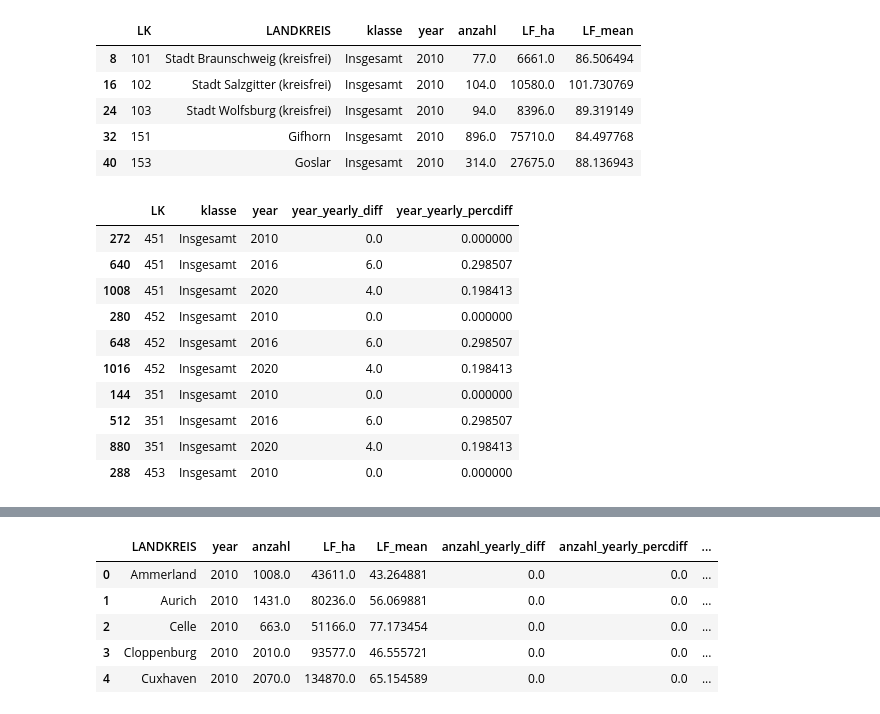
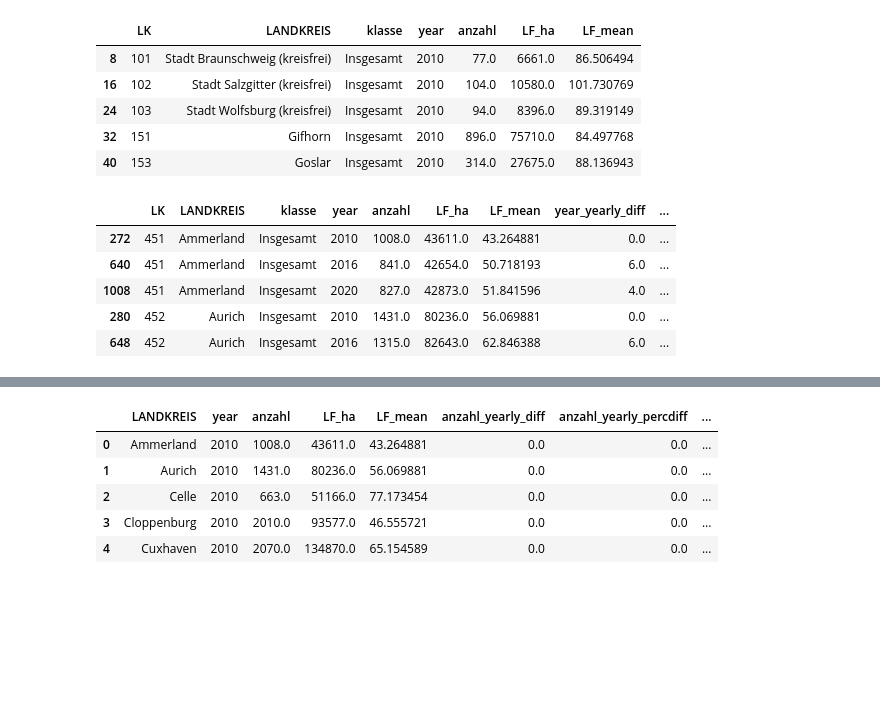
Before and after one commit to DamiAladesuru/Lab, a Jupyter notebook: Niedersachsen/src/analysis/farmfield/modelling.ipynb, the cells around one changed output, grey strips where cells are left out. Cells and saved outputs as stored; diff of their text form; code cells hidden in the pictures; blank space fills up the shorter version.

```diff
--- a/Niedersachsen/src/analysis/farmfield/modelling.ipynb
+++ b/Niedersachsen/src/analysis/farmfield/modelling.ipynb
@@ -154,21 +154,31 @@ farmdata_ge.head()
 | 24 | 103 | Stadt Wolfsburg (kreisfrei) | Insgesamt | 2010 | 94.0 | 8396.0 | 89.319149 |
 | 32 | 151 | Gifhorn | Insgesamt | 2010 | 896.0 | 75710.0 | 84.497768 |
 | 40 | 153 | Goslar | Insgesamt | 2010 | 314.0 | 27675.0 | 88.136943 |
-# %%
-from src.analysis.region import regiongdf_df as reg
-fdg_ext = reg.calculate_yearlydiff(farmdata_ge)
-
-''' examine the diff columns e.g., using the year diff columns o ensure that the function works as expected'''
-fdg_ext[['LK', 'klasse', 'year', 'year_yearly_diff', 'year_yearly_percdiff']].head(10)
-# %% [output]
-|  | LK | klasse | year | year_yearly_diff | year_yearly_percdiff |
-| 272 | 451 | Insgesamt | 2010 | 0.0 | 0.000000 |
-| 640 | 451 | Insgesamt | 2016 | 6.0 | 0.298507 |
-| 1008 | 451 | Insgesamt | 2020 | 4.0 | 0.198413 |
-| 280 | 452 | Insgesamt | 2010 | 0.0 | 0.000000 |
-| 648 | 452 | Insgesamt | 2016 | 6.0 | 0.298507 |
-| 1016 | 452 | Insgesamt | 2020 | 4.0 | 0.198413 |
-| 144 | 351 | Insgesamt | 2010 | 0.0 | 0.000000 |
-| 512 | 351 | Insgesamt | 2016 | 6.0 | 0.298507 |
-| 880 | 351 | Insgesamt | 2020 | 4.0 | 0.198413 |
-| 288 | 453 | Insgesamt | 2010 | 0.0 | 0.000000 |
+# %%
+# Create a copy of the original dictionary to avoid altering the original data
+farmdata_ge_ext = farmdata_ge.copy()
+
+# Ensure the data is sorted by 'LANDKREIS'' and 'year'
+farmdata_ge_ext.sort_values(by=['LANDKREIS', 'year'], inplace=True)
+numeric_columns = farmdata_ge_ext.select_dtypes(include='number').columns
+
+# Create a dictionary to store the new columns
+new_columns = {}
+
+# Calculate yearly difference for numeric columns and store in the dictionary
+for col in numeric_columns:
+    new_columns[f'{col}_yearly_diff'] = farmdata_ge_ext.groupby('LANDKREIS')[col].diff().fillna(0)
+# Calculate yearly relative difference for numeric columns and store in the dictionary
+    new_columns[f'{col}_yearly_percdiff'] = (farmdata_ge_ext.groupby('LANDKREIS')[col].diff() / farmdata_ge_ext.groupby('LANDKREIS')[col].shift(1)).fillna(0) * 100
+
+# Concatenate the new columns to the original DataFrame all at once
+new_columns_df = pd.DataFrame(new_columns)
+farmdata_ge_ydiff = pd.concat([farmdata_ge_ext, new_columns_df], axis=1)
+farmdata_ge_ydiff.head()
+# %% [output]
+|  | LK | LANDKREIS | klasse | year | anzahl | LF_ha | LF_mean | year_yearly_diff | ... |
+| 272 | 451 | Ammerland | Insgesamt | 2010 | 1008.0 | 43611.0 | 43.264881 | 0.0 | ... |
+| 640 | 451 | Ammerland | Insgesamt | 2016 | 841.0 | 42654.0 | 50.718193 | 6.0 | ... |
+| 1008 | 451 | Ammerland | Insgesamt | 2020 | 827.0 | 42873.0 | 51.841596 | 4.0 | ... |
+| 280 | 452 | Aurich | Insgesamt | 2010 | 1431.0 | 80236.0 | 56.069881 | 0.0 | ... |
+| 648 | 452 | Aurich | Insgesamt | 2016 | 1315.0 | 82643.0 | 62.846388 | 6.0 | ... |
```
Also changed, not shown: parts of 4 cells of this notebook.
